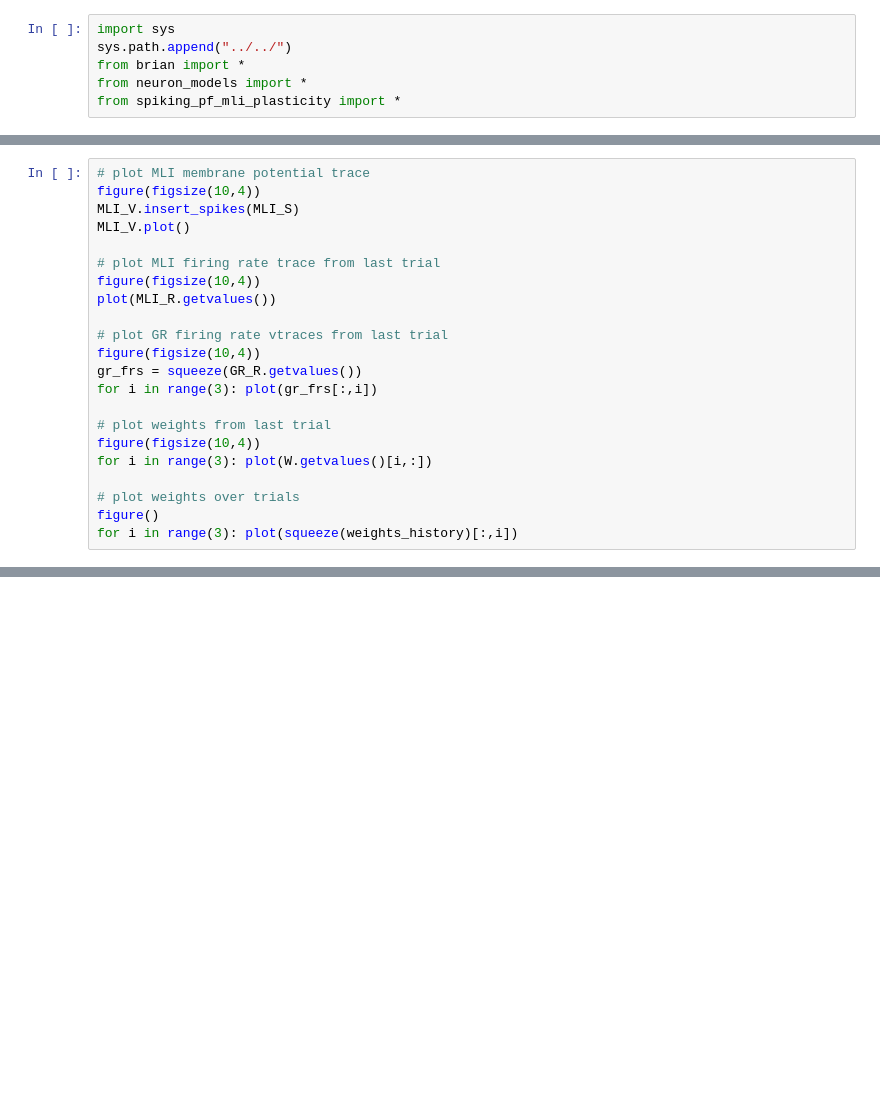
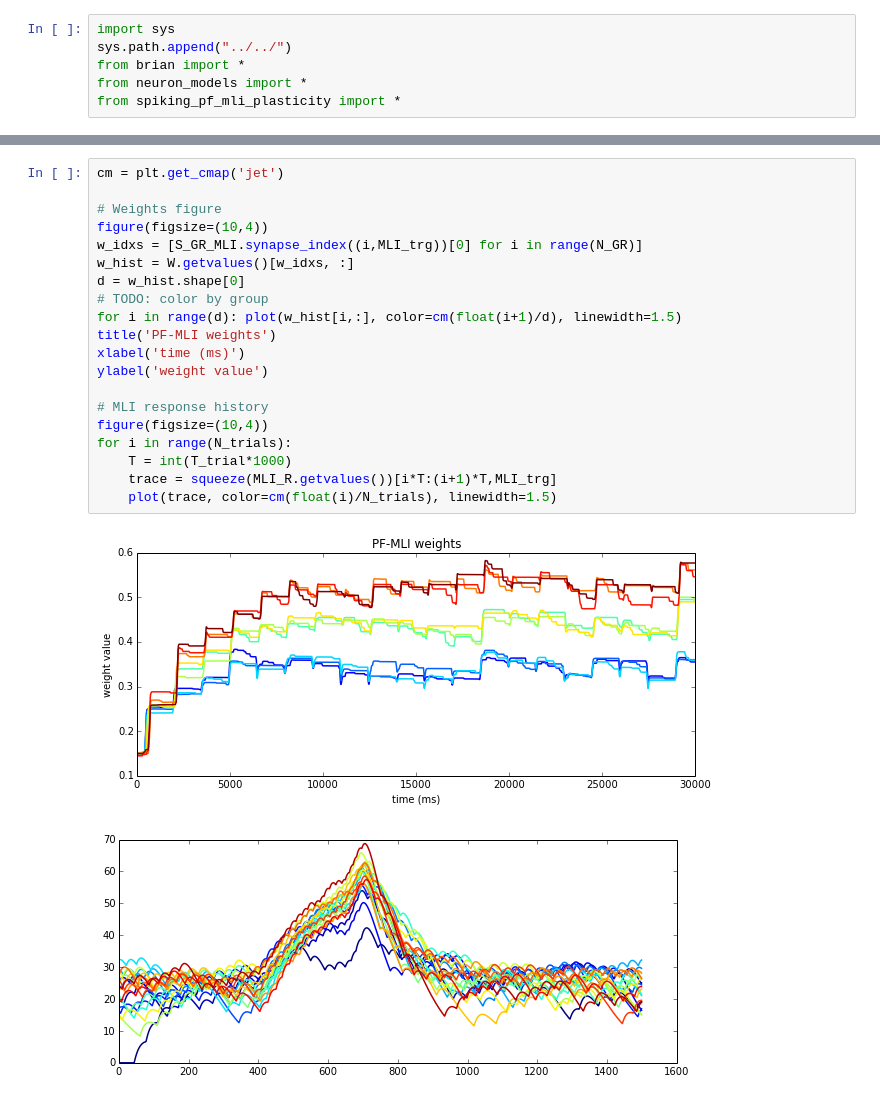
Before and after one commit to blennon/research, a Jupyter notebook: spiking_pf_mli_plasticity/notebooks/pf_cf_mli.ipynb, the cells around one changed output, grey strips where cells are left out. Drawn from its saved outputs; the diff is of its cells as text; blank space fills up the shorter version.

Commit message:
improvied pf-cf-mli experiments. fixed RealTimeRateMonitor clock issue

```diff
--- a/spiking_pf_mli_plasticity/notebooks/pf_cf_mli.ipynb
+++ b/spiking_pf_mli_plasticity/notebooks/pf_cf_mli.ipynb
@@ -135,22 +99,0 @@ for i in range(3): plot(squeeze(weights_history)[:,i])
-# %%
-# plot MLI membrane potential trace
-figure(figsize(10,4))
-MLI_V.insert_spikes(MLI_S)
-MLI_V.plot()
-
-# plot MLI firing rate trace from last trial
-figure(figsize(10,4))
-plot(MLI_R.getvalues())
-
-# plot GR firing rate vtraces from last trial
-figure(figsize(10,4))
-gr_frs = squeeze(GR_R.getvalues())
-for i in range(3): plot(gr_frs[:,i])
-
-# plot weights from last trial
-figure(figsize(10,4))
-for i in range(3): plot(W.getvalues()[i,:])
-
-# plot weights over trials
-figure()
-for i in range(3): plot(squeeze(weights_history)[:,i])
@@ -162,0 +100,23 @@ for i in range(3): plot(squeeze(weights_history)[:,i])
+# %%
+cm = plt.get_cmap('jet')
+
+# Weights figure
+figure(figsize=(10,4))
+w_idxs = [S_GR_MLI.synapse_index((i,MLI_trg))[0] for i in range(N_GR)]
+w_hist = W.getvalues()[w_idxs, :]
+d = w_hist.shape[0]
+# TODO: color by group
+for i in range(d): plot(w_hist[i,:], color=cm(float(i+1)/d), linewidth=1.5)
+title('PF-MLI weights')
+xlabel('time (ms)')
+ylabel('weight value')
+
+# MLI response history
+figure(figsize=(10,4))
+for i in range(N_trials):
+    T = int(T_trial*1000)
+    trace = squeeze(MLI_R.getvalues())[i*T:(i+1)*T,MLI_trg]
+    plot(trace, color=cm(float(i)/N_trials), linewidth=1.5)
+# %% [output]
+[figure, added]
+[figure, added]
```
Also changed, not shown: parts of 8 cells of this notebook, 2 other files.
